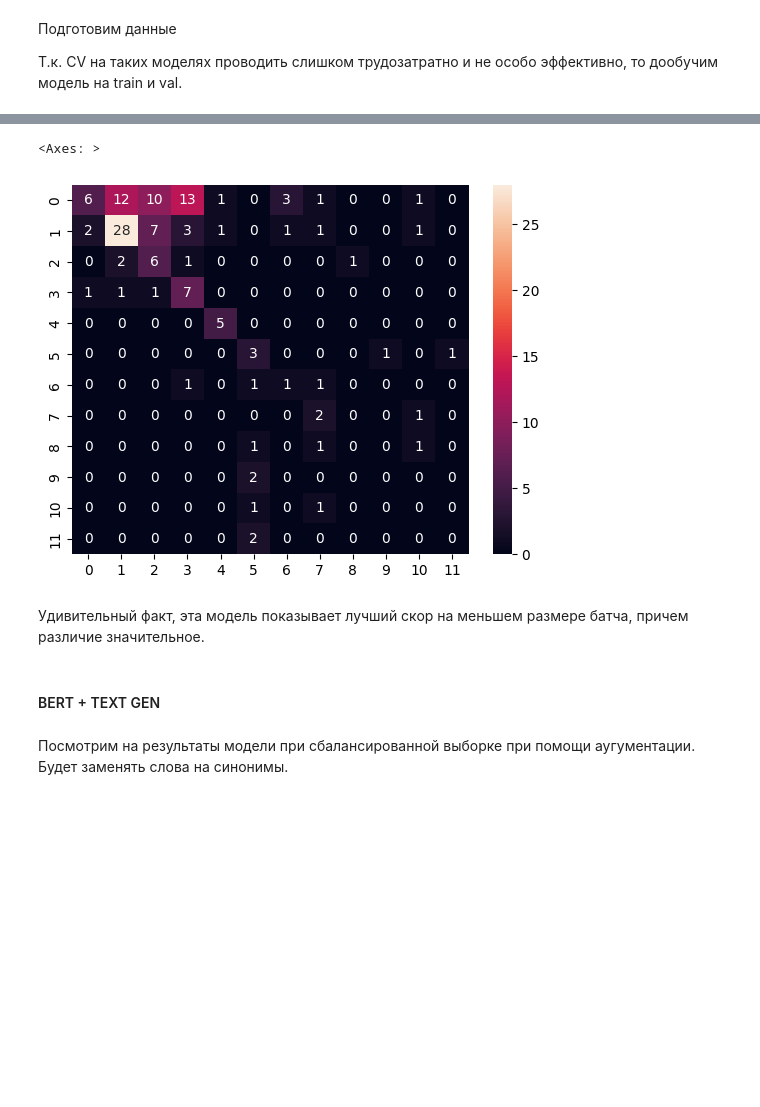
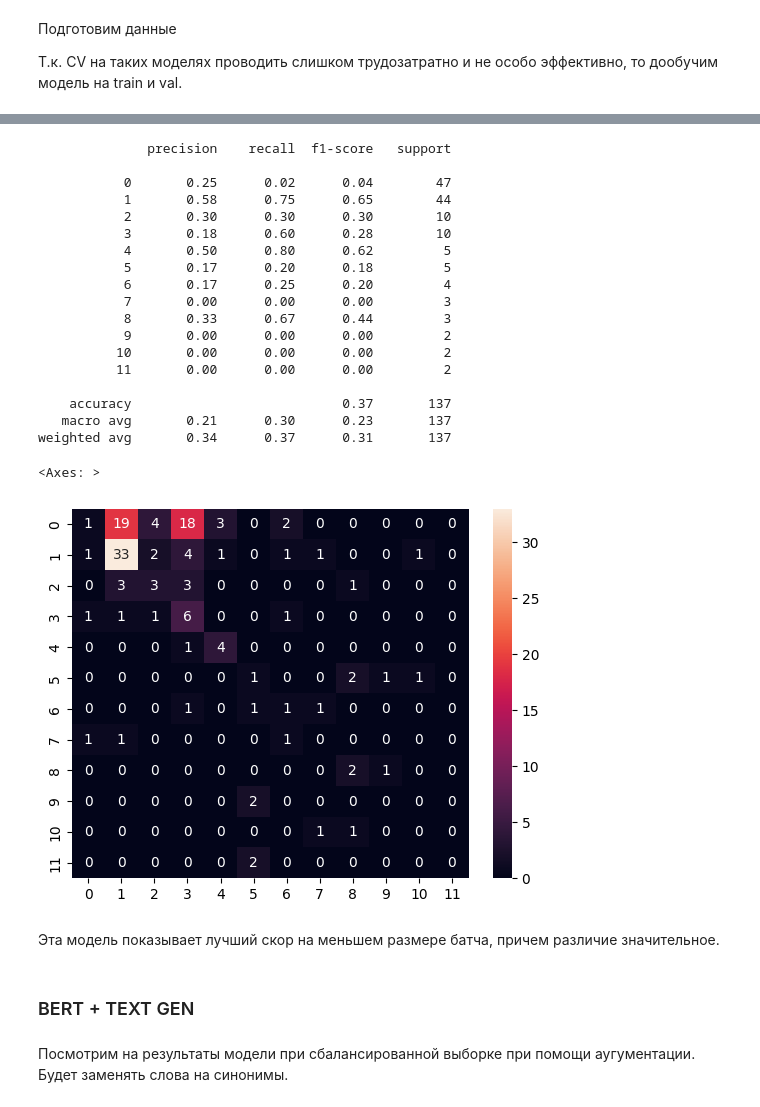
Before and after one commit to Astonish51/GlowByte_NLP_test, a Jupyter notebook: GlowByte_NLP.ipynb, the cells around one changed output, grey strips where cells are left out. Saved outputs shown, nothing was run; the diff lists cells and outputs as text; code cells hidden in the pictures; blank space fills up the shorter version.

```diff
--- a/GlowByte_NLP.ipynb
+++ b/GlowByte_NLP.ipynb
@@ -767,22 +841,19 @@ weighted avg       0.61      0.68      0.63       137
 Оценим качество модели логистической регрессии на **обучающей и валидационной** выборки **с TF-IDF** и **с BERT**.
 # %%
 scores_full_w_bert = []
-model_full_w_bert = []
 pred_prob_full_w_bert = []
-pca_full_w_bert = []
 
-X_train, X_val, y_train, y_val = dataset_pipeline((train, val),
-                                        (target_train, target_val),
-                                        tokenizer_bert = tokenizer,
-                                        model_bert = model,
-                                        pca = pca,
-                                        tfidf = vectorizer,
-                                        scaler=scaler,
-                                        index_train = index_train,
-                                        index_val = index_val,
-                                        bert=True,
-                                        cv=False,
-                                        device=device)
+X_train, X_val, y_train, y_val, pca, tfidf = dataset_pipeline((train, val),
+                                                              (target_train, target_val),
+                                                              tokenizer_bert = tokenizer,
+                                                              model_bert = model,
+                                                              pca = pca_model,
+                                                              tfidf = vectorizer,
+                                                              index_train = index_train,
+                                                              index_val = index_val,
+                                                              bert=True,
+                                                              cv=False,
+                                                              device=device)
 
 logit.fit(X_train, y_train)
 y_pred = logit.predict(X_val)
@@ -790,9 +861,10 @@ y_pred_prob = logit.predict_proba(X_val)
 score = f1_score(y_val, y_pred, average='macro')
 
 scores_full_w_bert.append(score)
-model_full_w_bert.append(logit)
 pred_prob_full_w_bert.append(y_pred_prob)
-pca_full_w_bert.append(pca)
+model_full_w_bert = deepcopy(logit)
+pca_full_w_bert = deepcopy(pca)
+tfidf_full_w_bert = deepcopy(tfidf)
 
 print(f'mean_score: {np.mean(scores_full_w_bert)}')
 print(classification_report(y_val, y_pred, zero_division=0))
@@ -840,13 +926,12 @@ cb = CatBoostClassifier(task_type="GPU",
 cb_model_w_bert = []
 cb_scores_w_bert = []
 for index_train, index_val in cv_stratified.split(train_val, target_train_val):
-    X_train, X_val, y_train, y_val = dataset_pipeline(train_val.values,
+    X_train, X_val, y_train, y_val, _, _ = dataset_pipeline(train_val.values,
                                                       target_train_val,
                                                       tokenizer_bert=tokenizer,
                                                       model_bert=model,
-                                                      pca=pca,
+                                                      pca=pca_model,
                                                       tfidf=vectorizer,
-                                                      scaler=scaler,
                                                       index_train=index_train,
                                                       index_val=index_val,
                                                       bert=True,
@@ -1001,5 +1087,14 @@ KeyboardInterrupt: ignored
 # %%
+class_weights = compute_class_weight(class_weight='balanced', classes=np.unique(target_train), y=target_train)
+class_weights = (class_weights / class_weights.sum())
+class_weights = torch.tensor(class_weights).float().to(device)
+
+criterion = nn.CrossEntropyLoss(weight=class_weights)
+
+PATH_MODEL='./data/bert_multiclass1.pt'
+model = AutoModelForSequenceClassification.from_pretrained(HF, num_labels=len(set(target_train)), ignore_mismatched_sizes=True)
 model.load_state_dict(torch.load(PATH_MODEL, map_location=device))
+model.to(device)
 valid_loss, valid_pred, valid_labels = evaluate(model, criterion, val_dataloader, device=device)
 
 print(classification_report(valid_labels, np.argmax(valid_pred, axis=1).flatten(), zero_division=0))
@@ -1026,9 +1107,27 @@ weighted avg       0.53      0.42      0.40       137
-<Axes: >
+              precision    recall  f1-score   support
+
+           0       0.25      0.02      0.04        47
+           1       0.58      0.75      0.65        44
+           2       0.30      0.30      0.30        10
+           3       0.18      0.60      0.28        10
+           4       0.50      0.80      0.62         5
+           5       0.17      0.20      0.18         5
+           6       0.17      0.25      0.20         4
+           7       0.00      0.00      0.00         3
+           8       0.33      0.67      0.44         3
+           9       0.00      0.00      0.00         2
+          10       0.00      0.00      0.00         2
+          11       0.00      0.00      0.00         2
+
+    accuracy                           0.37       137
+   macro avg       0.21      0.30      0.23       137
+weighted avg       0.34      0.37      0.31       137
+<Axes: >
-[figure, old version]
+[figure, new version]
 # %% [markdown]
-Удивительный факт, эта модель показывает лучший скор на меньшем размере батча, причем  различие значительное.
+Эта модель показывает лучший скор на меньшем размере батча, причем различие значительное.
 # %% [markdown]
-#### BERT + TEXT GEN
+### BERT + TEXT GEN
 # %% [markdown]
 Посмотрим на результаты модели при сбалансированной выборке при помощи аугументации.
 Будет заменять слова на синонимы.
```
Also changed, not shown: parts of 169 cells of this notebook.
